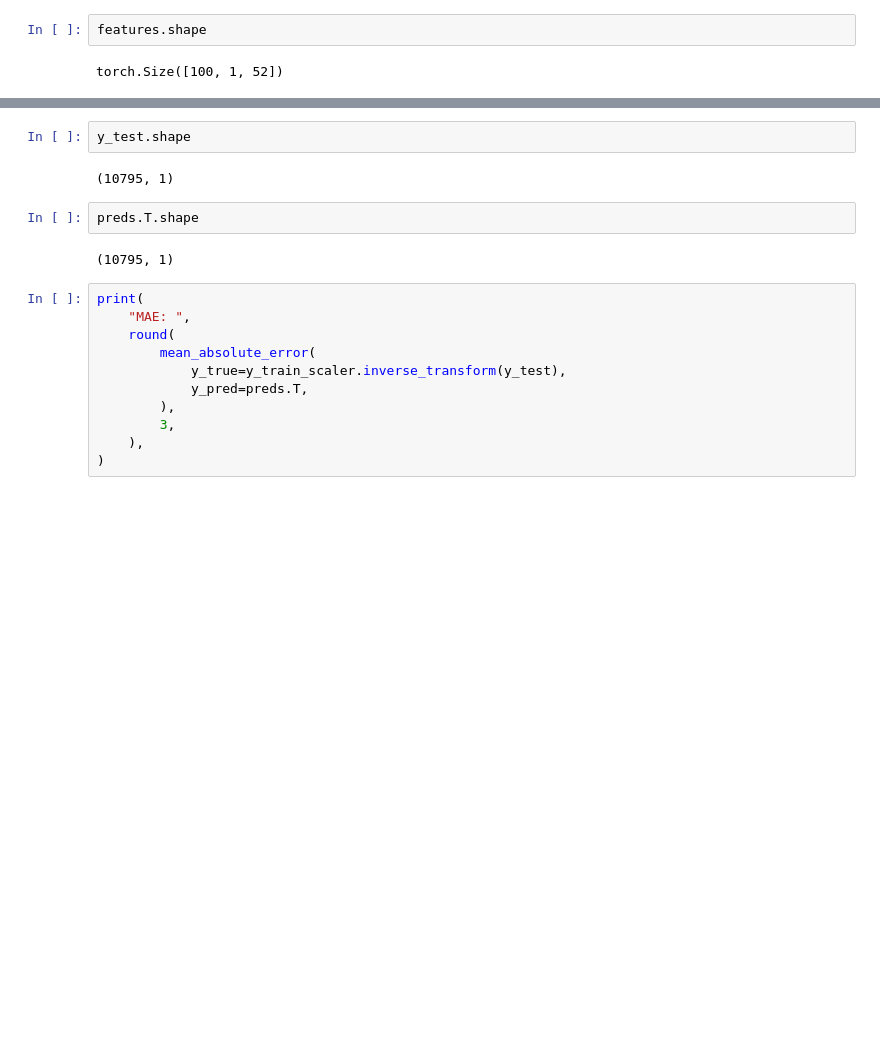
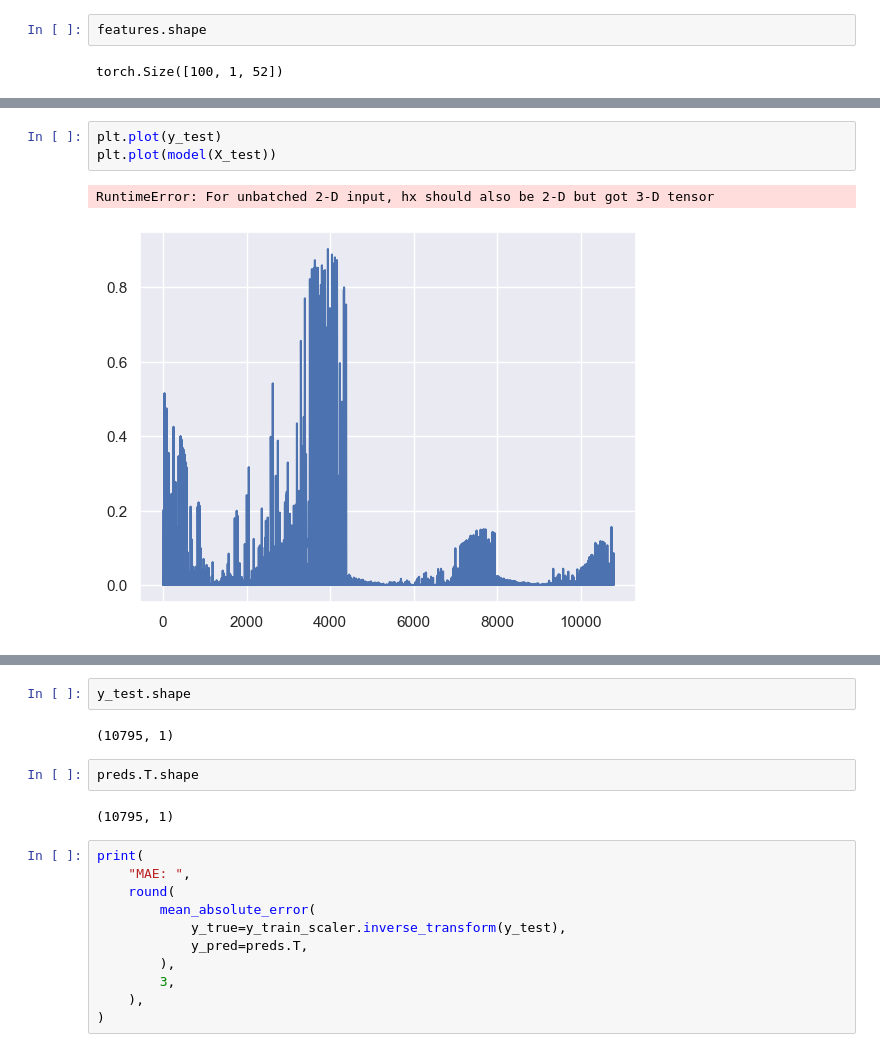
Before and after one commit to mathiasraa/tdt4173-forecasting, a Jupyter notebook: notebooks/rnn_clean.ipynb, the cells around one changed output, grey strips where cells are left out. Cells and saved outputs as stored; diff of their text form; blank space fills up the shorter version.

```diff
--- a/notebooks/rnn_clean.ipynb
+++ b/notebooks/rnn_clean.ipynb
@@ -251,2 +239,8 @@ array([[0.45945947, 0.32665512, 0.        , ..., 0.81818182, 1.        ,
+# %%
+plt.plot(y_test)
+plt.plot(model(X_test))
+# %% [output]
+RuntimeError: For unbatched 2-D input, hx should also be 2-D but got 3-D tensor
+[figure, added]
 # %%
 input = X_train.copy()
```
Also changed, not shown: parts of 10 cells of this notebook, 18 other files.
